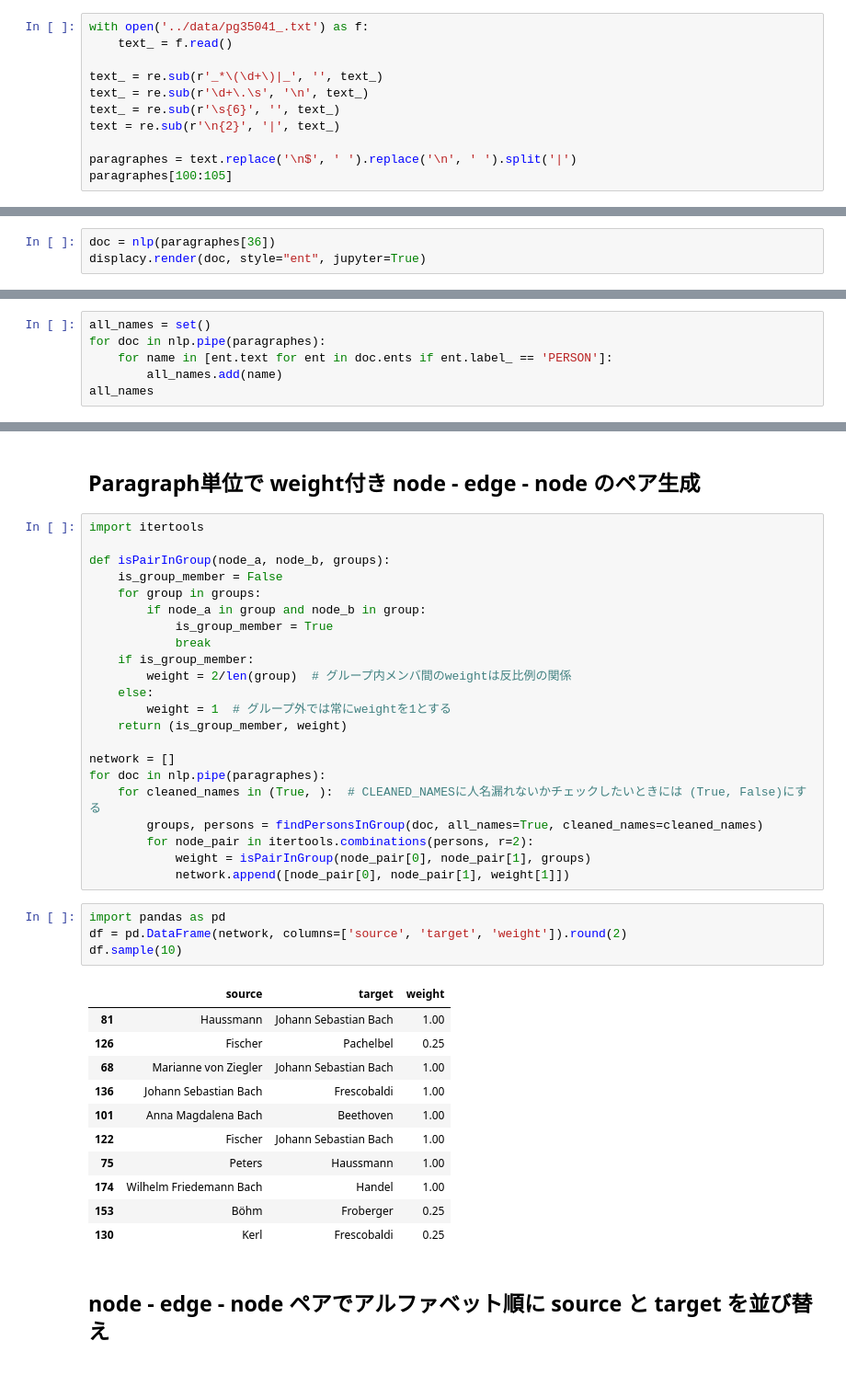
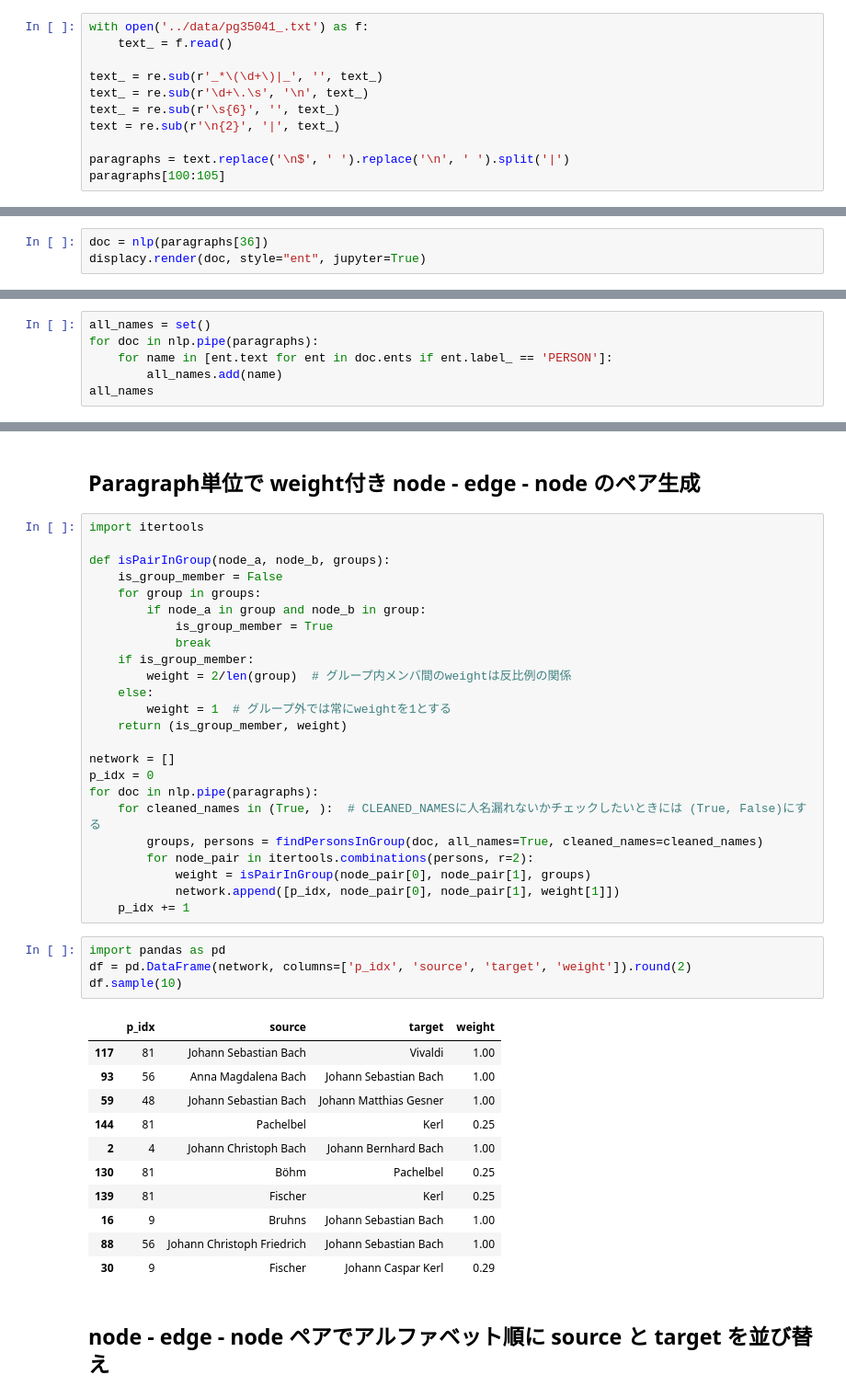
Before and after one commit to araobp/Learning-MarTech, a Jupyter notebook: spaCy/spaCy_networkx3.ipynb, the cells around one changed output, grey strips where cells are left out. Shown at 92% size. Drawn from its saved outputs; the diff is of its cells as text.

```diff
--- a/spaCy/spaCy_networkx3.ipynb
+++ b/spaCy/spaCy_networkx3.ipynb
@@ -29,8 +29,8 @@ text_ = re.sub(r'\d+\.\s', '\n', text_)
 text_ = re.sub(r'\s{6}', '', text_)
 text = re.sub(r'\n{2}', '|', text_)
 
-paragraphes = text.replace('\n$', ' ').replace('\n', ' ').split('|')
-paragraphes[100:105]
+paragraphs = text.replace('\n$', ' ').replace('\n', ' ').split('|')
+paragraphs[100:105]
 # %% [output]
 ['Carl Philipp Emmanuel, in the preface to his father\'s Vierstimmige Choralgesänge ("Four-part Hymn-tunes"), which he edited, says that the world was accustomed to look for nothing but masterpieces f ...
  "Bach's Fugue is of quite another kind.  It presents all the characteristics we are accustomed to in freer musical forms: a flowing and distinctive melody, ease, clarity, and facility in the progress ...
@@ -38,13 +38,13 @@ paragraphes[100:105]
  "I have written exclusively so far of Bach's Clavier and Organ work.  But in its expression music has two branches, instrumental and vocal, and as Bach excels in both of them, the reader will desire  ...
  'It was at Weimar that Bach first had occasion to write for the voice, upon his appointment to the Kapelle, which imposed on him the provision of music for the ducal chapel.  His church music, like h ...
 # %%
-doc = nlp(paragraphes[36])
+doc = nlp(paragraphs[36])
 displacy.render(doc, style="ent", jupyter=True)
 # %% [output]
 As Cantor Bach PERSON had an official residence in the left wing of the School House FAC . In 1723 DATE , the Cantor PERSON 's wing was of two CARDINAL storeys only, dwarfed by the greater elevation o ...
 # %%
 all_names = set()
-for doc in nlp.pipe(paragraphes):
+for doc in nlp.pipe(paragraphs):
     for name in [ent.text for ent in doc.ents if ent.label_ == 'PERSON']:
         all_names.add(name)
 all_names
@@ -263,28 +267,30 @@ def isPairInGroup(node_a, node_b, groups):
     return (is_group_member, weight)
 
 network = []
-for doc in nlp.pipe(paragraphes):
+p_idx = 0
+for doc in nlp.pipe(paragraphs):
     for cleaned_names in (True, ):  # CLEANED_NAMESに人名漏れないかチェックしたいときには (True, False)にする
         groups, persons = findPersonsInGroup(doc, all_names=True, cleaned_names=cleaned_names)
         for node_pair in itertools.combinations(persons, r=2):
             weight = isPairInGroup(node_pair[0], node_pair[1], groups)
-            network.append([node_pair[0], node_pair[1], weight[1]])
+            network.append([p_idx, node_pair[0], node_pair[1], weight[1]])
+    p_idx += 1
 # %%
 import pandas as pd
-df = pd.DataFrame(network, columns=['source', 'target', 'weight']).round(2)
+df = pd.DataFrame(network, columns=['p_idx', 'source', 'target', 'weight']).round(2)
 df.sample(10)
 # %% [output]
-|  | source | target | weight |
-| 81 | Haussmann | Johann Sebastian Bach | 1.00 |
-| 126 | Fischer | Pachelbel | 0.25 |
-| 68 | Marianne von Ziegler | Johann Sebastian Bach | 1.00 |
-| 136 | Johann Sebastian Bach | Frescobaldi | 1.00 |
-| 101 | Anna Magdalena Bach | Beethoven | 1.00 |
-| 122 | Fischer | Johann Sebastian Bach | 1.00 |
-| 75 | Peters | Haussmann | 1.00 |
-| 174 | Wilhelm Friedemann Bach | Handel | 1.00 |
-| 153 | Böhm | Froberger | 0.25 |
-| 130 | Kerl | Frescobaldi | 0.25 |
+|  | p_idx | source | target | weight |
+| 117 | 81 | Johann Sebastian Bach | Vivaldi | 1.00 |
+| 93 | 56 | Anna Magdalena Bach | Johann Sebastian Bach | 1.00 |
+| 59 | 48 | Johann Sebastian Bach | Johann Matthias Gesner | 1.00 |
+| 144 | 81 | Pachelbel | Kerl | 0.25 |
+| 2 | 4 | Johann Christoph Bach | Johann Bernhard Bach | 1.00 |
+| 130 | 81 | Böhm | Pachelbel | 0.25 |
+| 139 | 81 | Fischer | Kerl | 0.25 |
+| 16 | 9 | Bruhns | Johann Sebastian Bach | 1.00 |
+| 88 | 56 | Johann Christoph Friedrich | Johann Sebastian Bach | 1.00 |
+| 30 | 9 | Fischer | Johann Caspar Kerl | 0.29 |
 # %% [markdown]
 ## node - edge - node ペアでアルファベット順に source と target を並び替え
 # %%
```
Also changed, not shown: parts of 7 cells of this notebook, 6 other files.
